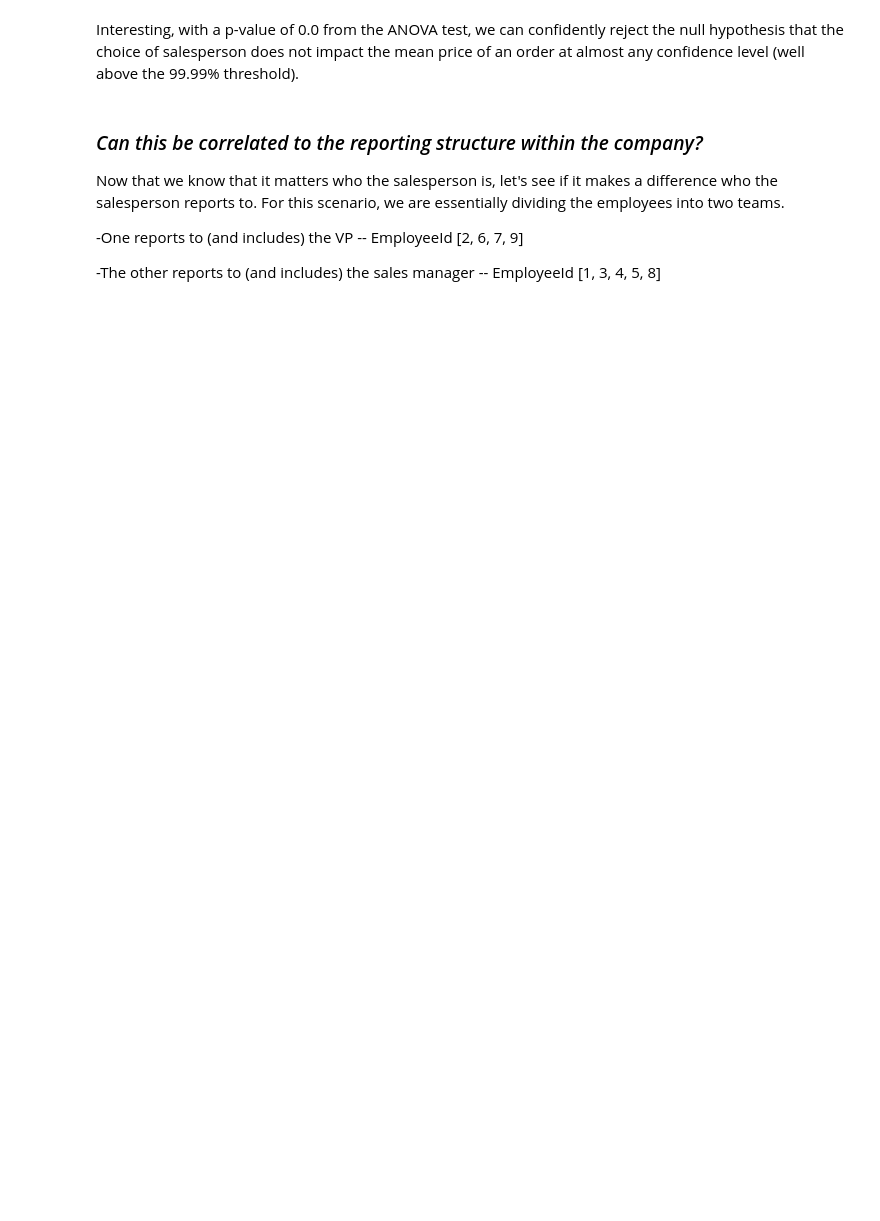
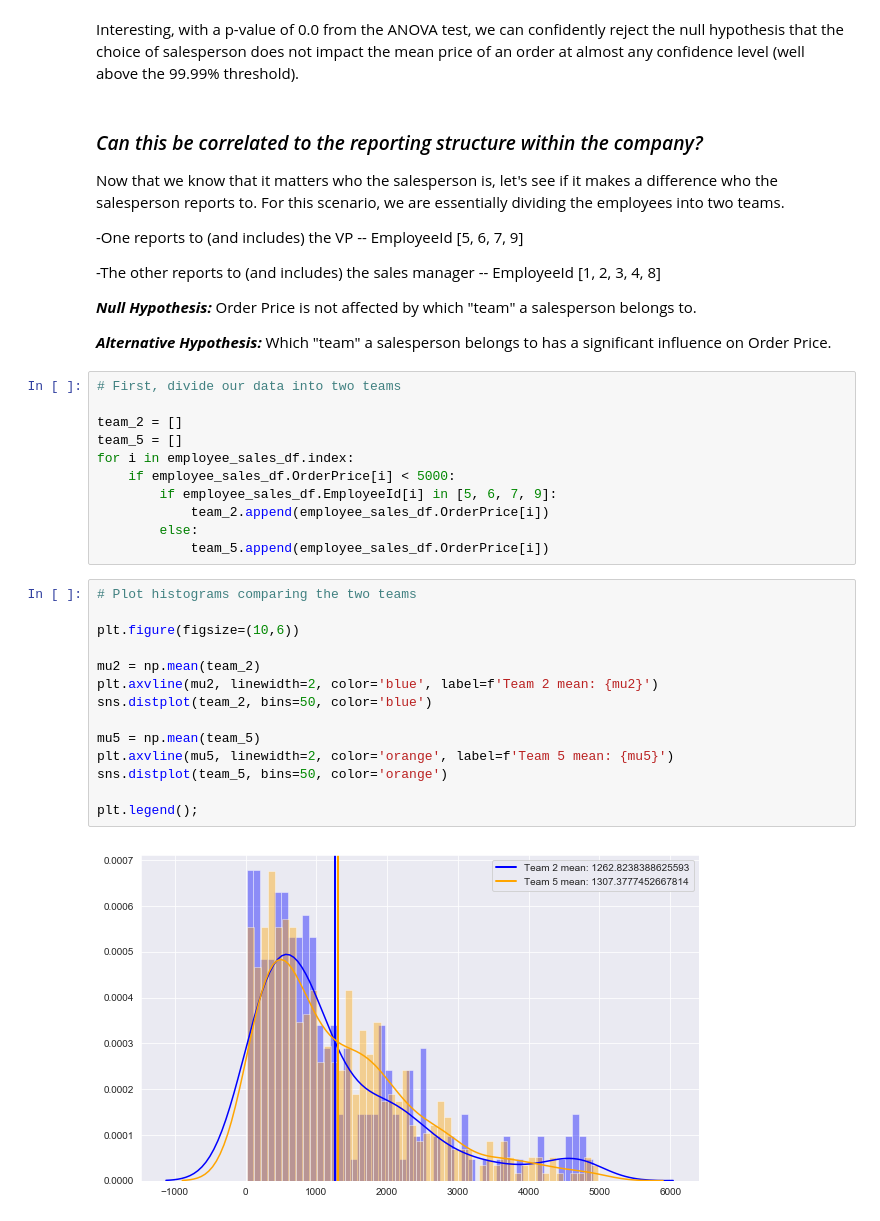
Before and after one commit to magnawhale/dsc-mod-3-project-online-ds-ft-051319, a Jupyter notebook: question_02.ipynb, the cells around one changed output. Cells and saved outputs as stored; diff of their text form; blank space fills up the shorter version.

```diff
--- a/question_02.ipynb
+++ b/question_02.ipynb
@@ -251,6 +251,37 @@ Interesting, with a p-value of 0.0 from the ANOVA test, we can confidently rejec
 
 Now that we know that it matters who the salesperson is, let's see if it makes a difference who the salesperson reports to. For this scenario, we are essentially dividing the employees into two teams.
 
--One reports to (and includes) the VP -- EmployeeId [2, 6, 7, 9]
+-One reports to (and includes) the VP -- EmployeeId [5, 6, 7, 9]
 
--The other reports to (and includes) the sales manager -- EmployeeId [1, 3, 4, 5, 8]
+-The other reports to (and includes) the sales manager -- EmployeeId [1, 2, 3, 4, 8]
+
+***Null Hypothesis:*** Order Price is not affected by which "team" a salesperson belongs to.
+
+***Alternative Hypothesis:*** Which "team" a salesperson belongs to has a significant influence on Order Price.
+# %%
+# First, divide our data into two teams
+
+team_2 = []
+team_5 = []
+for i in employee_sales_df.index:
+    if employee_sales_df.OrderPrice[i] < 5000:
+        if employee_sales_df.EmployeeId[i] in [5, 6, 7, 9]:
+            team_2.append(employee_sales_df.OrderPrice[i])
+        else:
+            team_5.append(employee_sales_df.OrderPrice[i])
+# %%
+# Plot histograms comparing the two teams
+
+plt.figure(figsize=(10,6))
+
+mu2 = np.mean(team_2)
+plt.axvline(mu2, linewidth=2, color='blue', label=f'Team 2 mean: {mu2}')
+sns.distplot(team_2, bins=50, color='blue')
+
+mu5 = np.mean(team_5)
+plt.axvline(mu5, linewidth=2, color='orange', label=f'Team 5 mean: {mu5}')
+sns.distplot(team_5, bins=50, color='orange')
+
+plt.legend();
+# %% [output]
+[figure, added]
```
Also changed, not shown: parts of 16 cells of this notebook.
